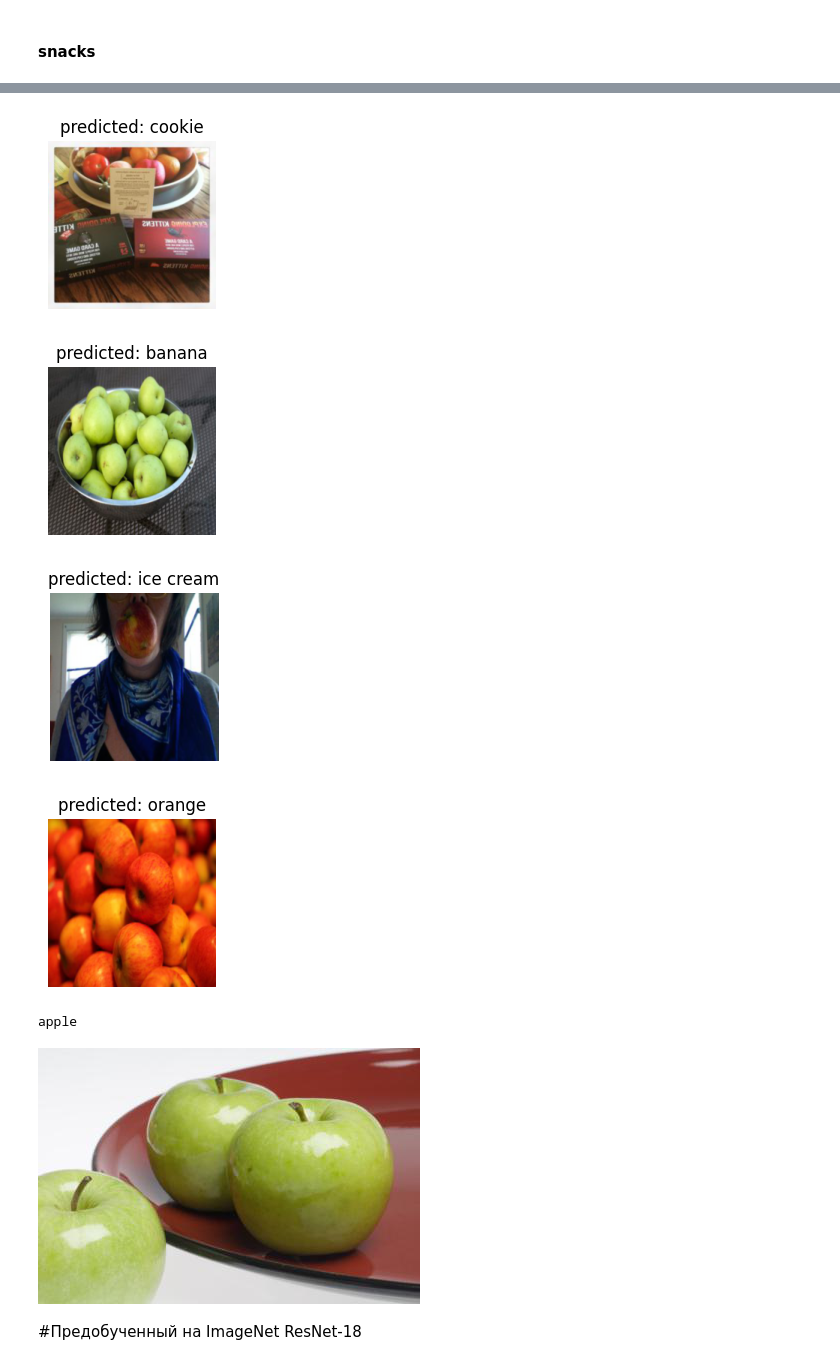
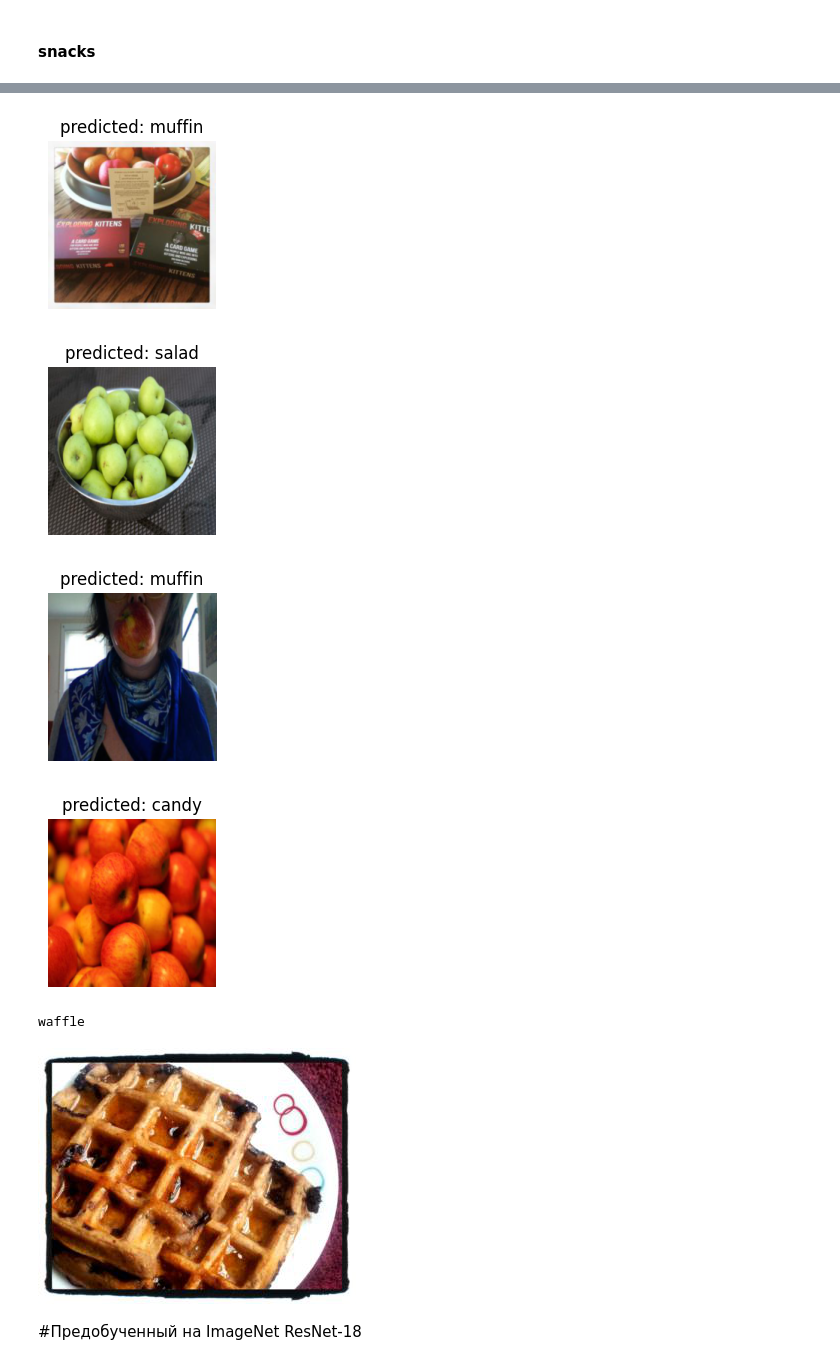
Before and after one commit to AlexSmirno/MachineLearning, a Jupyter notebook: lab_4.ipynb, the cells around one changed output, grey strips where cells are left out. Saved outputs shown, nothing was run; the diff lists cells and outputs as text; code cells hidden in the pictures.

```diff
--- a/lab_4.ipynb
+++ b/lab_4.ipynb
@@ -138,8 +139,8 @@ class ImageDataset(torch.utils.data.Dataset):
 train_dataset = ImageDataset(dataset["train"])
 test_dataset = ImageDataset(dataset["test"])
 
-train_dataloader = DataLoader(train_dataset, batch_size=64, shuffle=True)
-test_dataloader = DataLoader(test_dataset, batch_size=64, shuffle=False)
+train_dataloader = DataLoader(train_dataset, batch_size=32, shuffle=True)
+test_dataloader = DataLoader(test_dataset, batch_size=32, shuffle=False)
 
 class_names = dataset["test"].features["label"].names
 dataset_sizes = {
@@ -237,38 +239,38 @@ def train_model(model, criterion, optimizer, scheduler, num_epochs=25):
     return model
 # %%
 model = nn.Sequential(
-    nn.Conv2d(3, 96, 3),
+    nn.Conv2d(3, 32, 3),
     nn.ELU(),
-    nn.Conv2d(96, 96, 3),
+    nn.Conv2d(32, 32, 3),
     nn.ELU(),
     nn.MaxPool2d(4),
 
-    nn.Conv2d(96, 192, 3),
+    nn.Conv2d(32, 64, 3),
     nn.ELU(),
-    nn.Conv2d(192, 192, 3),
+    nn.Conv2d(64, 64, 3),
     nn.ELU(),
     nn.MaxPool2d(4),
 
-    nn.BatchNorm2d(192),
+
+    nn.BatchNorm2d(64),
 
     nn.Softmax2d(),
 
     nn.Dropout2d(),
     nn.Flatten(),
 
-    nn.Linear(9216, 256),
-    nn.Linear(256, 128),
-    nn.Linear(128, 20),
+    nn.Linear(9216, 32),
+    nn.Linear(32, 20),
 )
 
 
 model = model.to(device)
 
-criterion = nn.CrossEntropyLoss()
+criterion = nn.CrossEntropyLoss().to(device)
 
 optimizer_ft = optim.SGD(model.parameters(), lr=0.1, momentum=0.9)
 #optimizer_ft = Adam(model.parameters(), lr=0.001)
 
 exp_lr_scheduler = lr_scheduler.StepLR(optimizer_ft, step_size=3, gamma=0.1)
-model_fitted = train_model(model, criterion, optimizer_ft, exp_lr_scheduler, num_epochs=20)
+model_fitted = train_model(model, criterion, optimizer_ft, exp_lr_scheduler, num_epochs=10)
 # %% [output]
@@ -322,17 +336,17 @@ def visualize_model(model, num_images=6):
 # %%
 visualize_model(model_fitted, 4)
 # %% [output]
-[figure, old version]
+[figure, new version]
-[figure, old version]
+[figure, new version]
-[figure, old version]
+[figure, new version]
-[figure, old version]
+[figure, new version]
 # %%
-num = 27
+num = 900
 print(predict(dataset['test'][num]['image']))
 dataset['test'][num]['image']
 # %% [output]
-apple
+waffle
-[figure, old version]
+[figure, new version]
 # %% [markdown]
 #Предобученный на ImageNet ResNet-18
 # %%
```
Also changed, not shown: parts of 11 cells of this notebook.
